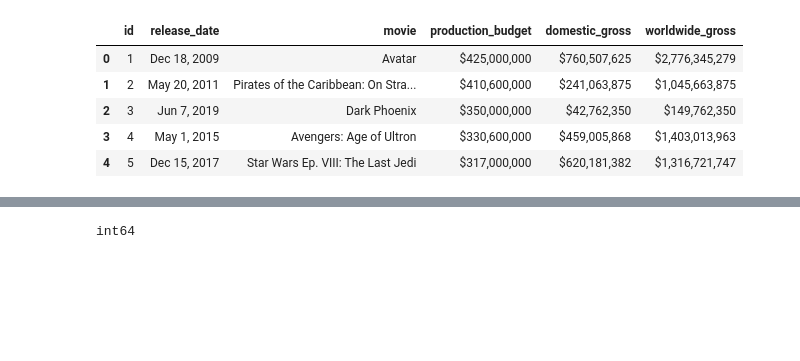
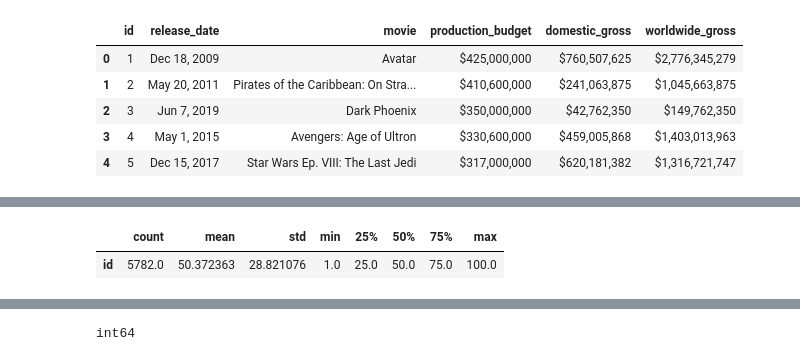
Before and after one commit to vnelima/Phase-2-Movie-project--Group-9, a Jupyter notebook: Collaborators/Loise/Loise.ipynb, the cells around one changed output, grey strips where cells are left out. Saved outputs shown, nothing was run; the diff lists cells and outputs as text; code cells hidden in the pictures; blank space fills up the shorter version.

```diff
--- a/Collaborators/Loise/Loise.ipynb
+++ b/Collaborators/Loise/Loise.ipynb
@@ -59,4 +58,9 @@ dtypes: datetime64[ns](1), int64(1), object(4)
 memory usage: 271.2+ KB
+# %%
+budget.describe().T
+# %% [output]
+|  | count | mean | std | min | 25% | 50% | 75% | max |
+| id | 5782.0 | 50.372363 | 28.821076 | 1.0 | 25.0 | 50.0 | 75.0 | 100.0 |
 # %%
 # Removing any non-numeric characters (like commas) and convert to float
 budget['domestic_gross'] = pd.to_numeric(budget['domestic_gross'].replace('[\$,]', '', regex=True))
```
Also changed, not shown: parts of 19 cells of this notebook.
